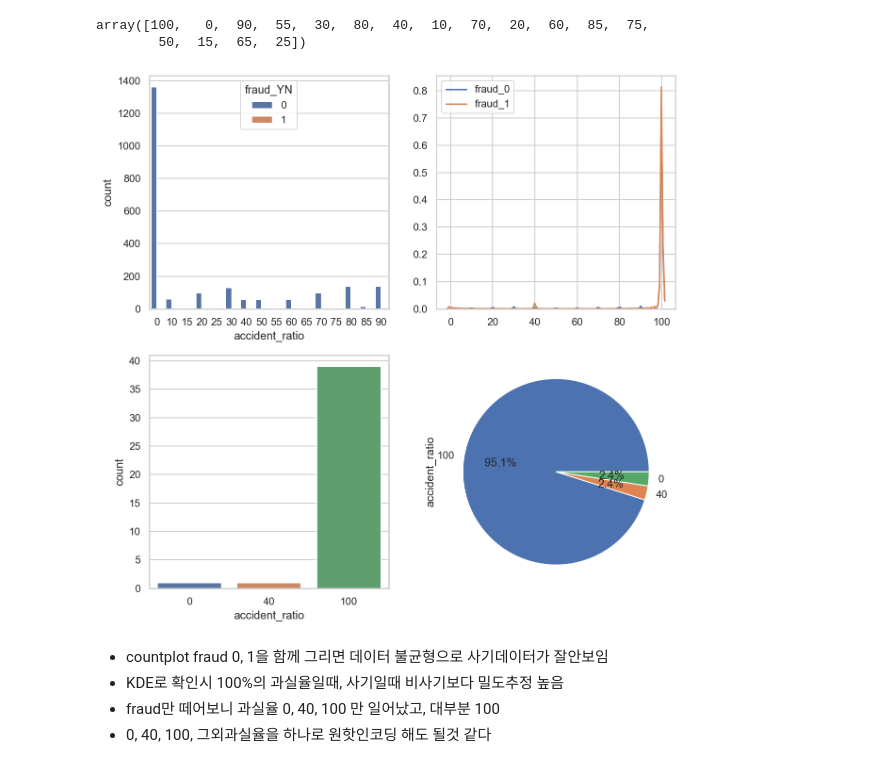
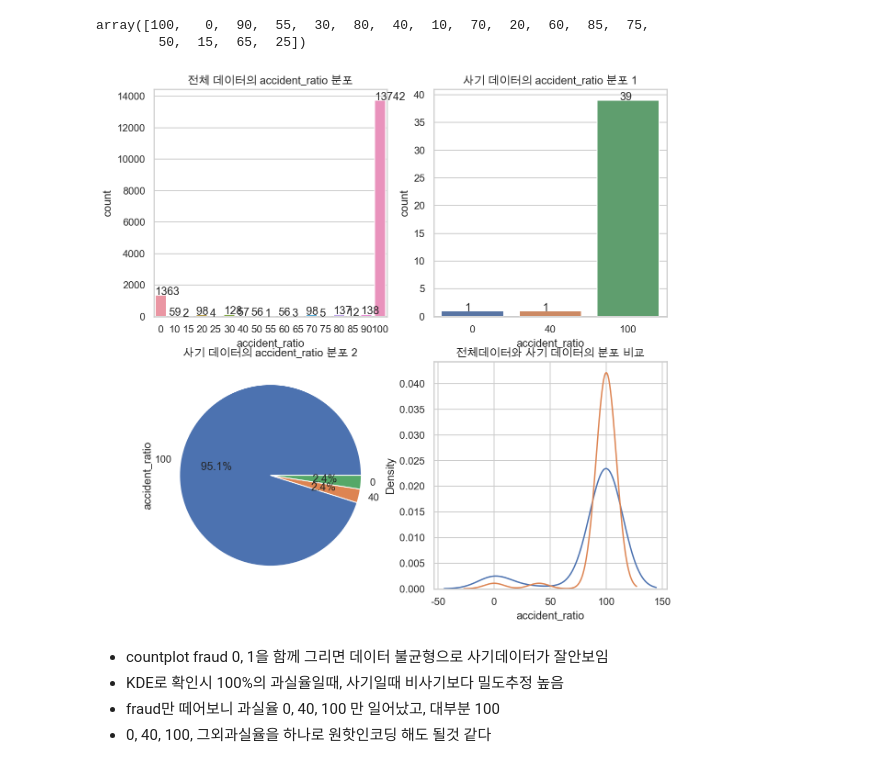
Before and after one commit to Yenabeam/dss_prjt_socar, a Jupyter notebook: 1. workspace/Jungryo/EDA.ipynb, the cells around one changed output. Saved outputs shown, nothing was run; the diff lists cells and outputs as text; code cells hidden in the pictures.

```diff
--- a/1. workspace/Jungryo/EDA.ipynb
+++ b/1. workspace/Jungryo/EDA.ipynb
@@ -12,6 +12,7 @@ f_path = '/Library/Fonts/Arial Unicode.ttf'
 font_manager.FontProperties(fname=f_path).get_name()
 from matplotlib import rc
 rc('font', family = 'Arial Unicode MS')
+plt.rcParams['axes.unicode_minus'] = False
 # %%
 # 데이터 가지고오기
 socar_df = pd.read_csv("../../0. raw_data/insurance_fraud_detect_data.csv")
@@ -153,0 +135,8 @@ plt.show()
+# %%
+b2b = socar_df.groupby('b2b').size().reset_index()
+ax2 = jeju_month.plot.bar(x='YM', y='0', rot=0, color='#b3cde3')
+for p in ax2.patches:
+    percentage = '{:.1f}%'.format(100 * p.get_height())
+    x = p.get_x()
+    y = p.get_y() + p.get_height()
+    ax2.annotate(percentage, (x, y))
@@ -165,32 +186,48 @@ array([100,   0,  90,  55,  30,  80,  40,  10,  70,  20,  60,  85,  75,
 # %%
 import seaborn as sns
 import matplotlib.pyplot as plt
 
 fig,ax = plt.subplots(2, 2, figsize=(10,10))
 
 t0 = socar_df.loc[socar_df['fraud_YN']==0]
 t1 = socar_df.loc[socar_df['fraud_YN']==1]
 
 
 plt.subplot(2,2,1)
-sns.countplot('accident_ratio', data=socar_df[socar_df['accident_ratio']!=100], hue='fraud_YN')
+ax0 = sns.countplot('accident_ratio', data=socar_df[socar_df['fraud_YN']==0])
+for p in ax0.patches:
+    count = p.get_height()
+    x = p.get_x()
+    y = p.get_y() + p.get_height()
+    ax0.annotate(count, (x, y))
+plt.title("전체 데이터의 accident_ratio 분포")
+
+plt.subplot(2,2,2)
+ax1 = sns.countplot('accident_ratio', data=socar_df[socar_df['fraud_YN']==1])
+for p in ax1.patches:
+    count = p.get_height()
+    x = p.get_x() + 0.3
+    y = p.get_y() + p.get_height()
+    ax1.annotate(count, (x, y))
+plt.title("사기 데이터의 accident_ratio 분포 1")
 
 plt.subplot(2,2,3)
-sns.countplot('accident_ratio', data=socar_df[socar_df.fraud_YN == 1])
+socar_df[socar_df['fraud_YN']==1]['accident_ratio'].value_counts().plot.pie(autopct='%1.1f%%')
+plt.title("사기 데이터의 accident_ratio 분포 2")
 
-plt.subplot(2,2,2)
+plt.subplot(2,2,4)
 t0 = socar_df.loc[socar_df['fraud_YN']==0]
 t1 = socar_df.loc[socar_df['fraud_YN']==1]
 
 sns.kdeplot(t0['accident_ratio'], bw=0.5, label = 'fraud_0')
 sns.kdeplot(t1['accident_ratio'], bw=0.5, label = 'fraud_1')
+plt.title("전체데이터와 사기 데이터의 분포 비교")
 
-plt.subplot(2,2,4)
-socar_df[socar_df['fraud_YN']==1]['accident_ratio'].value_counts().plot.pie(autopct='%1.1f%%')
+
 
 plt.show()
 # %% [output]
-[figure, old version]
+[figure, new version]
 # %% [markdown]
 - countplot fraud 0, 1을 함께 그리면 데이터 불균형으로 사기데이터가 잘안보임
 - KDE로 확인시 100%의 과실율일때, 사기일때 비사기보다 밀도추정 높음
```
Also changed, not shown: parts of 26 cells of this notebook, 1 other file.
